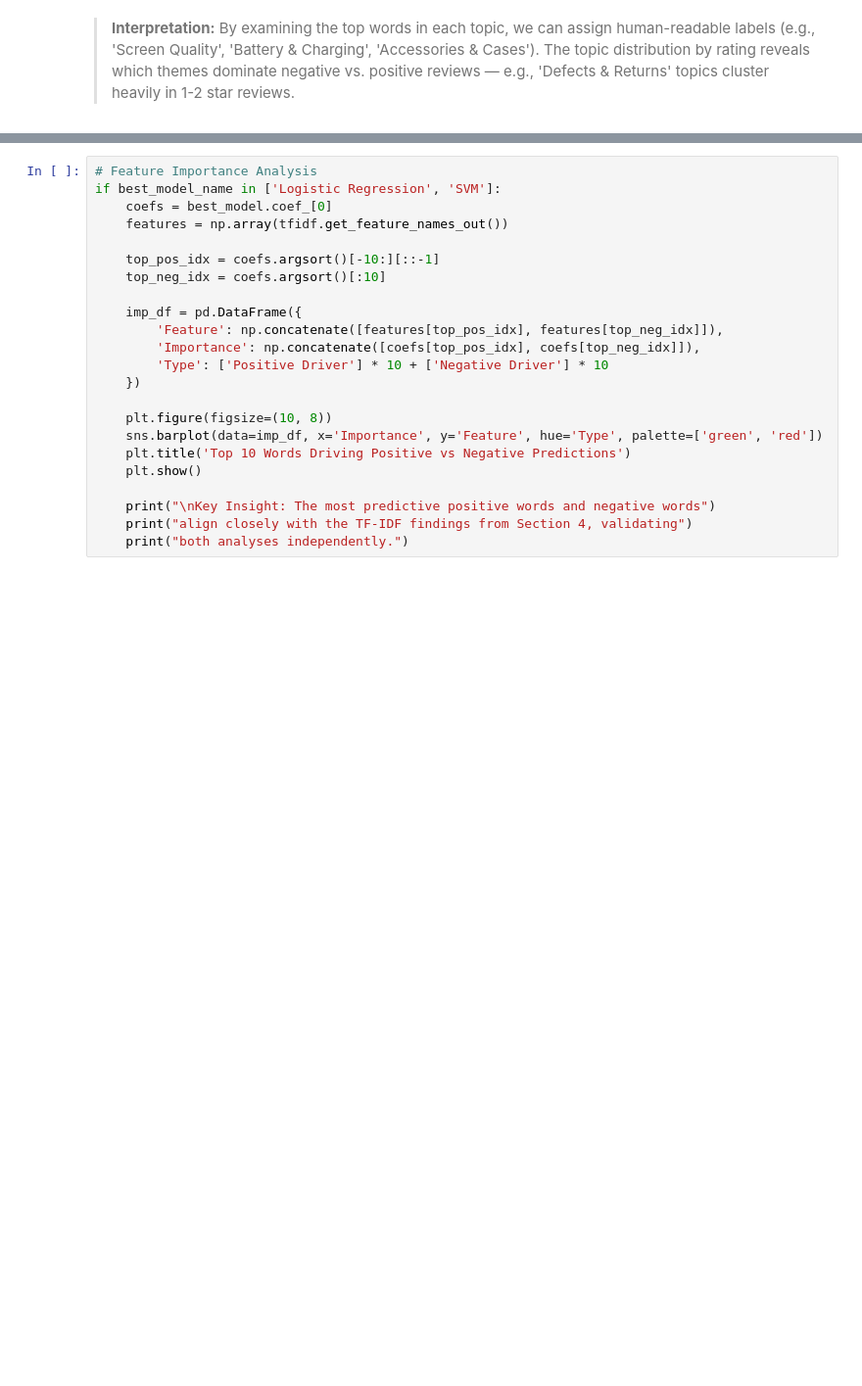
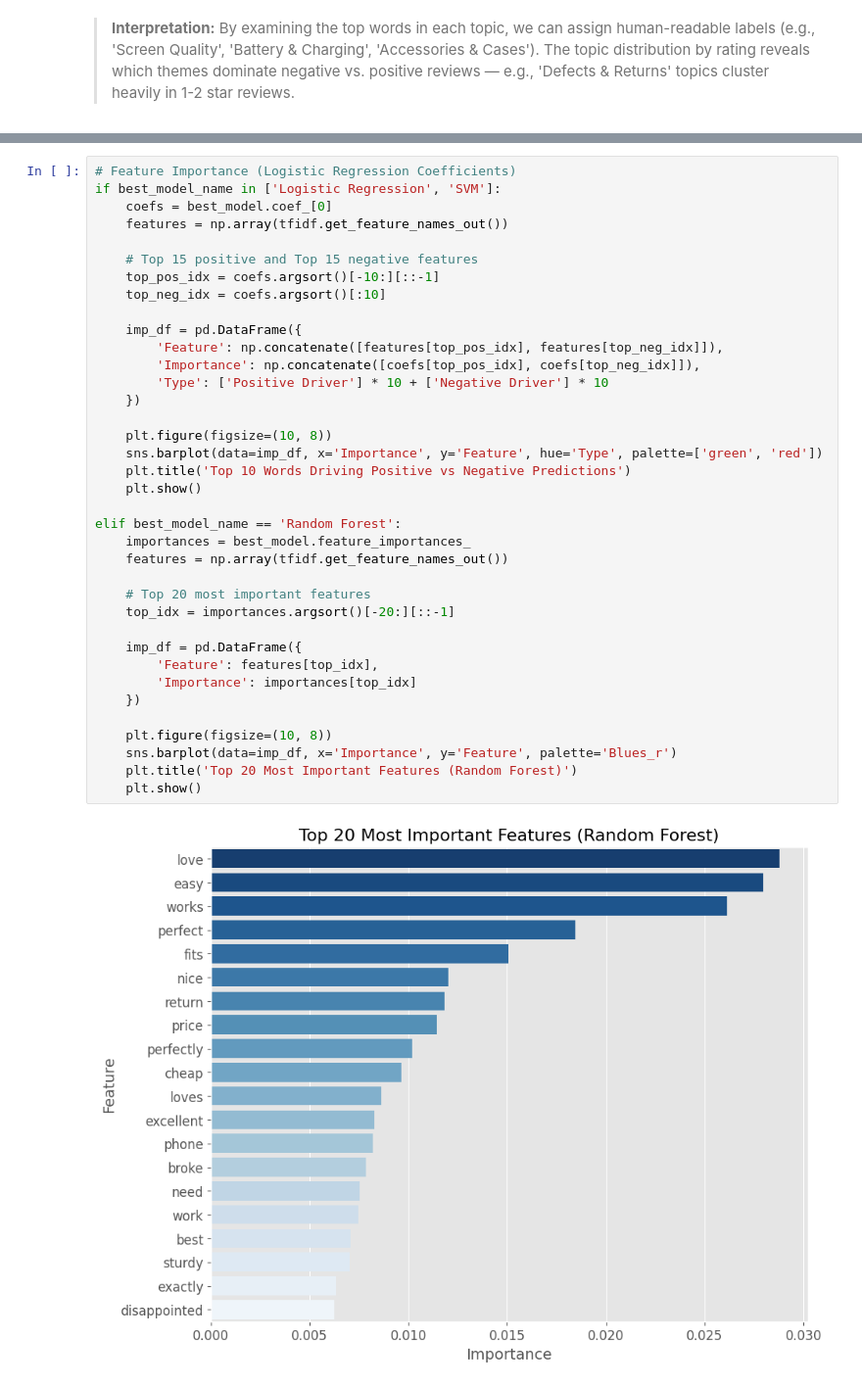
Before and after one commit to ionutT77/DataMining_project, a Jupyter notebook: notebooks/amazon_analysis.ipynb, the cells around one changed output, grey strips where cells are left out. Shown at 98% size. Saved outputs shown, nothing was run; the diff lists cells and outputs as text; blank space fills up the shorter version.

```diff
--- a/notebooks/amazon_analysis.ipynb
+++ b/notebooks/amazon_analysis.ipynb
@@ -454,24 +601,40 @@ plt.show()
 # %%
-# Feature Importance Analysis
+# Feature Importance (Logistic Regression Coefficients)
 if best_model_name in ['Logistic Regression', 'SVM']:
     coefs = best_model.coef_[0]
     features = np.array(tfidf.get_feature_names_out())
 
+    # Top 15 positive and Top 15 negative features
     top_pos_idx = coefs.argsort()[-10:][::-1]
     top_neg_idx = coefs.argsort()[:10]
 
     imp_df = pd.DataFrame({
         'Feature': np.concatenate([features[top_pos_idx], features[top_neg_idx]]),
         'Importance': np.concatenate([coefs[top_pos_idx], coefs[top_neg_idx]]),
         'Type': ['Positive Driver'] * 10 + ['Negative Driver'] * 10
     })
 
     plt.figure(figsize=(10, 8))
     sns.barplot(data=imp_df, x='Importance', y='Feature', hue='Type', palette=['green', 'red'])
     plt.title('Top 10 Words Driving Positive vs Negative Predictions')
     plt.show()
 
-    print("\nKey Insight: The most predictive positive words and negative words")
-    print("align closely with the TF-IDF findings from Section 4, validating")
-    print("both analyses independently.")
+elif best_model_name == 'Random Forest':
+    importances = best_model.feature_importances_
+    features = np.array(tfidf.get_feature_names_out())
+
+    # Top 20 most important features
+    top_idx = importances.argsort()[-20:][::-1]
+
+    imp_df = pd.DataFrame({
+        'Feature': features[top_idx],
+        'Importance': importances[top_idx]
+    })
+
+    plt.figure(figsize=(10, 8))
+    sns.barplot(data=imp_df, x='Importance', y='Feature', palette='Blues_r')
+    plt.title('Top 20 Most Important Features (Random Forest)')
+    plt.show()
+# %% [output]
+[figure, added]
 # %% [markdown]
```
Also changed, not shown: parts of 29 cells of this notebook, 2 other files.
